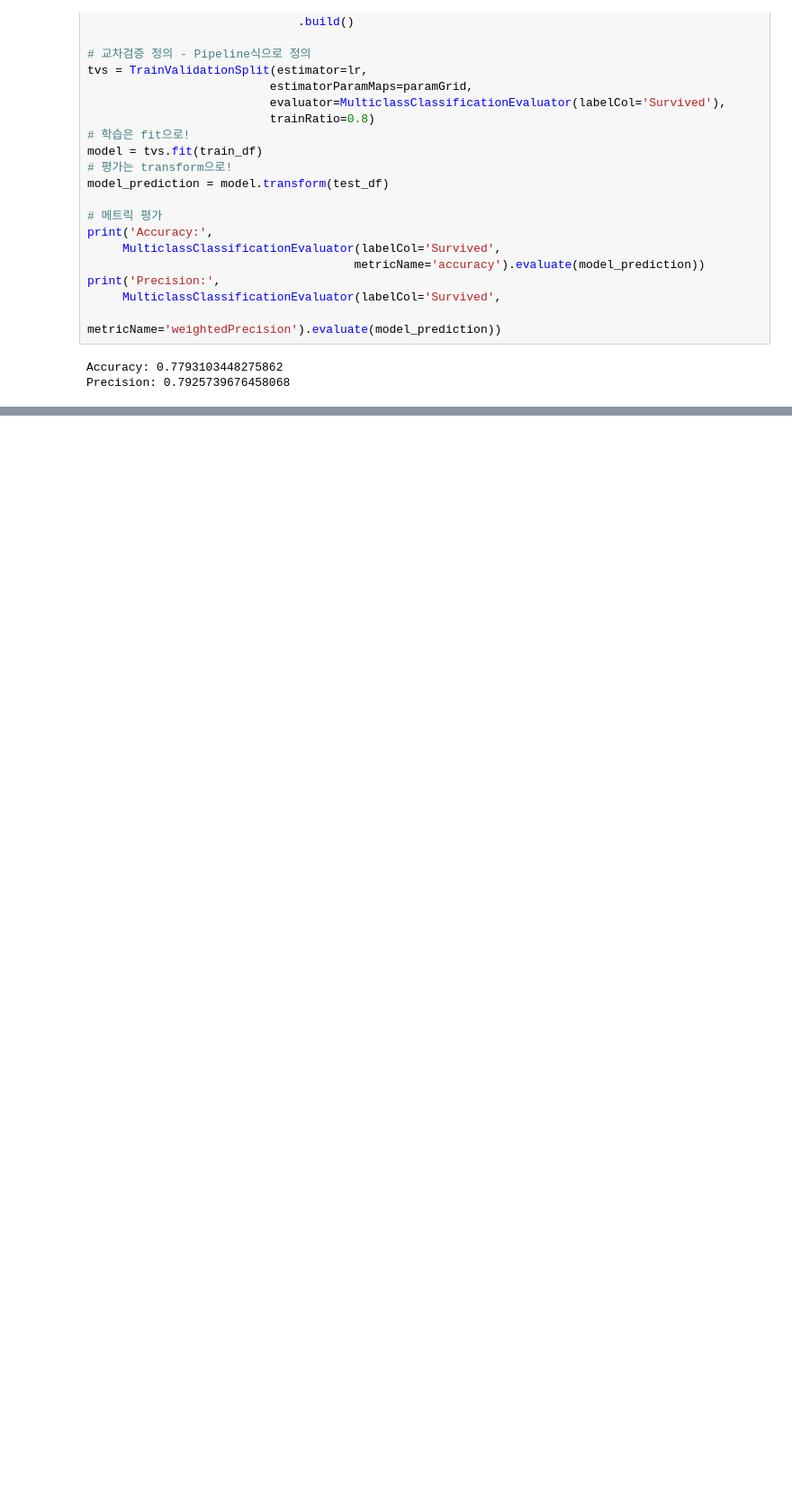
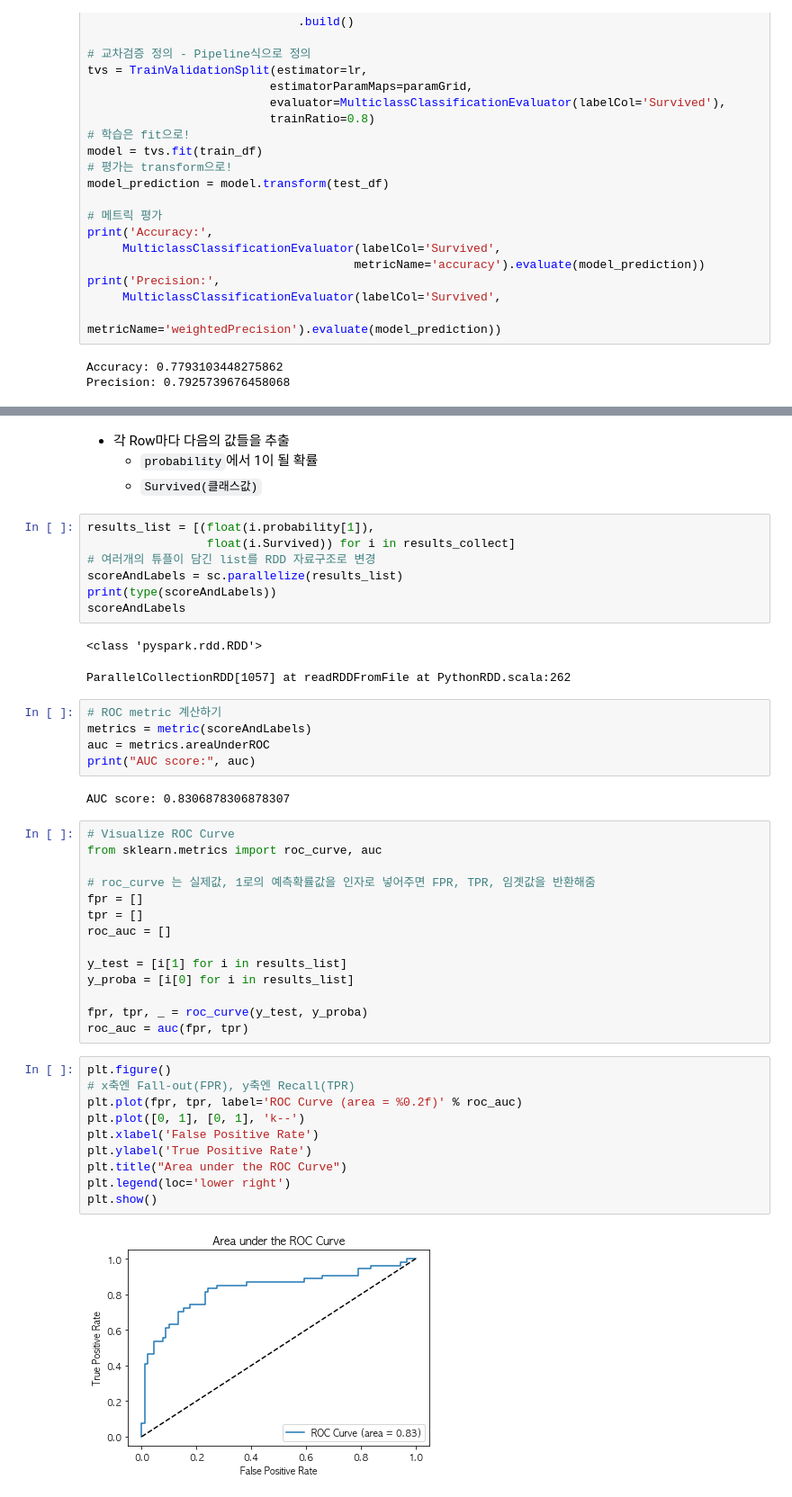
Before and after one commit to young-hun-jo/TIL, a Jupyter notebook: pyspark/Classification/titanic_classification.ipynb, the cells around one changed output, grey strips where cells are left out. Shown at 90% size. Drawn from its saved outputs; the diff is of its cells as text; blank space fills up the shorter version.

Commit message:
other modeling, AUC, plot ROC Curve

```diff
--- a/pyspark/Classification/titanic_classification.ipynb
+++ b/pyspark/Classification/titanic_classification.ipynb
@@ -366,0 +404,47 @@ Precision: 0.7925739676458068
+# %% [markdown]
+- 각 Row마다 다음의 값들을 추출
+    * ``probability``에서 1이 될 확률
+    * ``Survived(클래스값)``
+# %%
+results_list = [(float(i.probability[1]),
+                 float(i.Survived)) for i in results_collect]
+# 여러개의 튜플이 담긴 list를 RDD 자료구조로 변경
+scoreAndLabels = sc.parallelize(results_list)
+print(type(scoreAndLabels))
+scoreAndLabels
+# %% [output]
+<class 'pyspark.rdd.RDD'>
+ParallelCollectionRDD[1057] at readRDDFromFile at PythonRDD.scala:262
+# %%
+# ROC metric 계산하기
+metrics = metric(scoreAndLabels)
+auc = metrics.areaUnderROC
+print("AUC score:", auc)
+# %% [output]
+AUC score: 0.8306878306878307
+# %%
+# Visualize ROC Curve
+from sklearn.metrics import roc_curve, auc
+
+# roc_curve 는 실제값, 1로의 예측확률값을 인자로 넣어주면 FPR, TPR, 임곗값을 반환해줌
+fpr = []
+tpr = []
+roc_auc = []
+
+y_test = [i[1] for i in results_list]
+y_proba = [i[0] for i in results_list]
+
+fpr, tpr, _ = roc_curve(y_test, y_proba)
+roc_auc = auc(fpr, tpr)
+# %%
+plt.figure()
+# x축엔 Fall-out(FPR), y축엔 Recall(TPR)
+plt.plot(fpr, tpr, label='ROC Curve (area = %0.2f)' % roc_auc)
+plt.plot([0, 1], [0, 1], 'k--')
+plt.xlabel('False Positive Rate')
+plt.ylabel('True Positive Rate')
+plt.title("Area under the ROC Curve")
+plt.legend(loc='lower right')
+plt.show()
+# %% [output]
+[figure, added]
```
Also changed, not shown: parts of 15 cells of this notebook.
